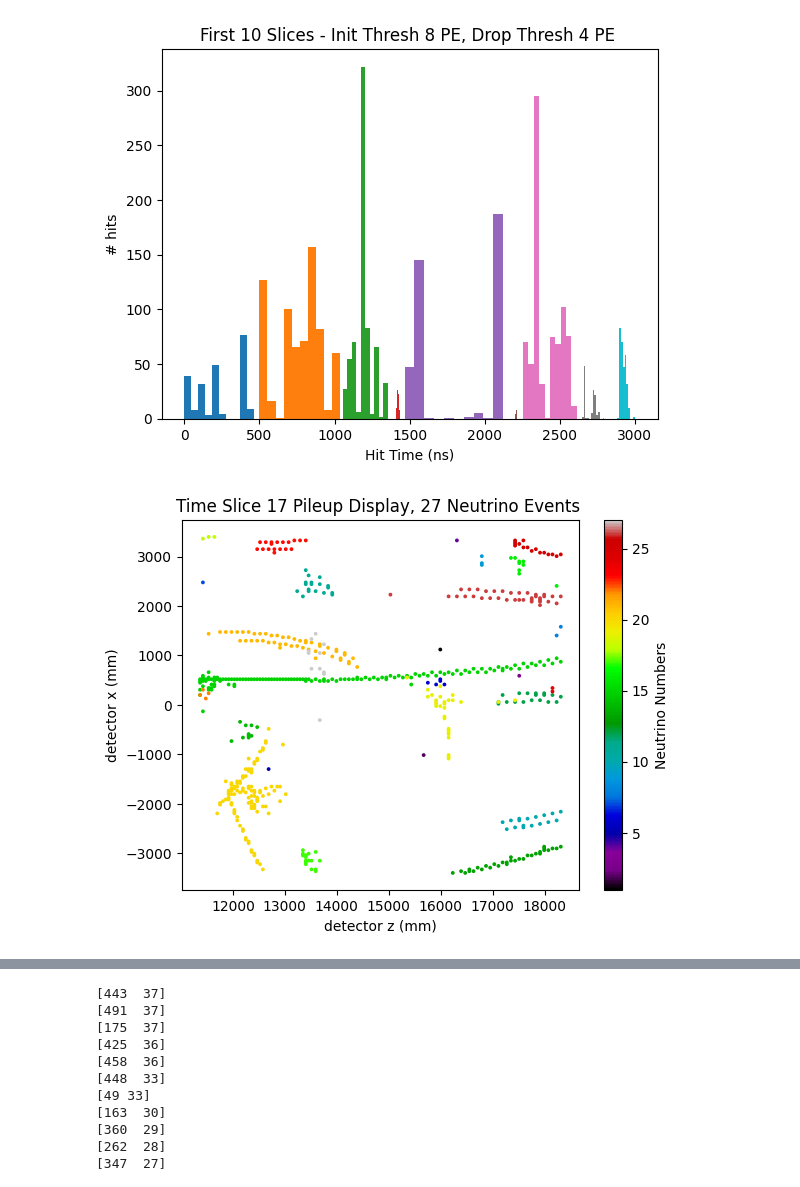
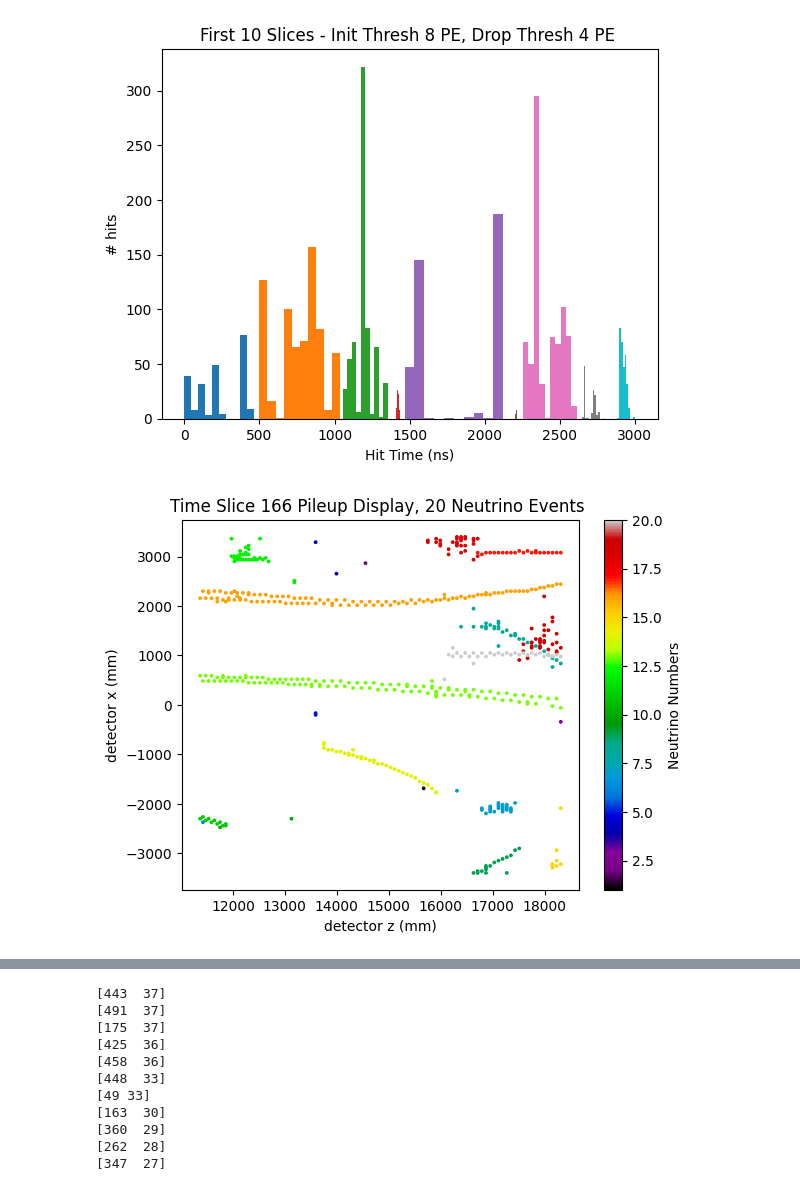
Before and after one commit to wer2ct/DUNE-TMS_timing_study, a Jupyter notebook: python/TimeSlicerAnalysis.ipynb, the cells around one changed output, grey strips where cells are left out. Drawn from its saved outputs; the diff is of its cells as text; code cells hidden in the pictures.

```diff
--- a/python/TimeSlicerAnalysis.ipynb
+++ b/python/TimeSlicerAnalysis.ipynb
@@ -330,27 +332,27 @@ TimePlot(slice_list, 10, 8, 4)
 [figure]
 # %%
 #Generate an event display for a selected time slice
-selected_slice = 17
+selected_slice = 166
 nns = slice_list[selected_slice][:,0]
 hit_ns = slice_list[selected_slice][:,1]
 hit_xs = slice_list[selected_slice][:,2]
 hit_zs = slice_list[selected_slice][:,4]
 hit_ts = slice_list[selected_slice][:,5]
 hit_PEs = slice_list[selected_slice][:,6]
 pileup = len(np.unique(nns))
 unique_vals, inverse = np.unique(nns, return_inverse=True)
 
 # Map to 1-based index
 mapped = inverse + 1
 hit_nns_mapped = mapped
 
 plt.scatter(hit_zs, hit_xs, c = hit_nns_mapped, s = 3, cmap = 'nipy_spectral')
 plt.colorbar(label='Neutrino Numbers')
 plt.xlabel("detector z (mm)")
 plt.ylabel("detector x (mm)")
 plt.title(f"Time Slice {selected_slice} Pileup Display, {pileup} Neutrino Events ")
 plt.show()
 # %% [output]
-[figure, old version]
+[figure, new version]
 # %%
 #Clustering! A single example
```
Also changed, not shown: parts of 9 cells of this notebook, 48 other files.
